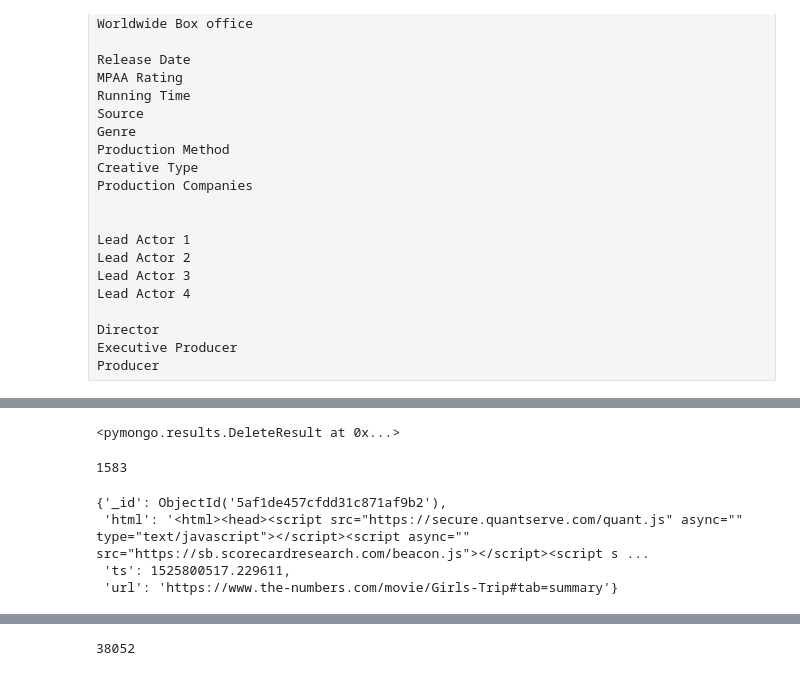
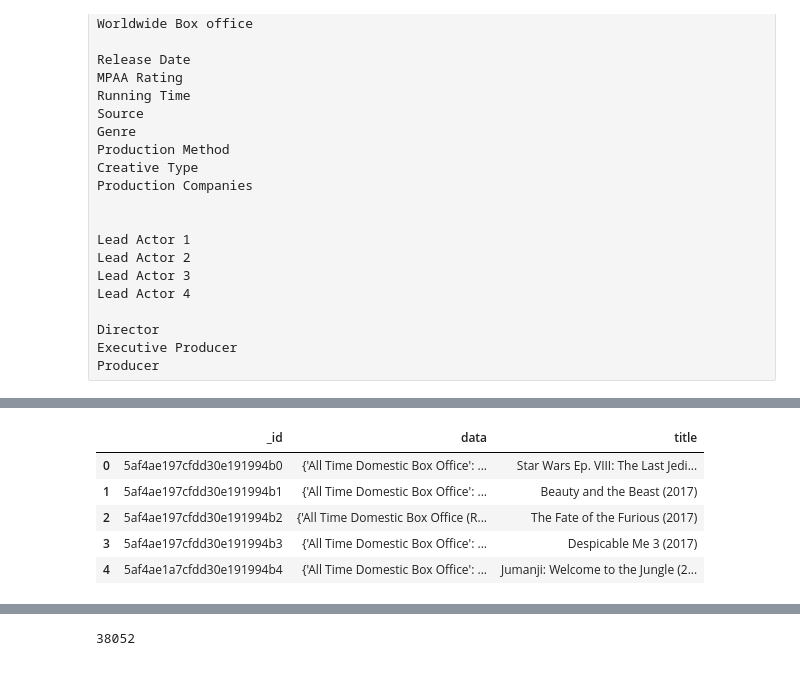
Before and after one commit to Rmloong/movie-revenue-predictor, a Jupyter notebook: scrape_thenumbers.ipynb, the cells around one changed output, grey strips where cells are left out. Cells and saved outputs as stored; diff of their text form; code cells hidden in the pictures.

```diff
--- a/scrape_thenumbers.ipynb
+++ b/scrape_thenumbers.ipynb
@@ -599,15 +244,10 @@ len(list(movies_clean.find()))
-# %%
-movies_clean.delete_many({})
-# %% [output]
-<pymongo.results.DeleteResult at 0x...>
-# %%
-len(list(movies.find()))
-# %% [output]
-1583
-# %%
-list(movies.find())[49]
-# %% [output]
-{'_id': ObjectId('5af1de457cfdd31c871af9b2'),
- 'html': '<html><head><script src="https://secure.quantserve.com/quant.js" async="" type="text/javascript"></script><script async="" src="https://sb.scorecardresearch.com/beacon.js"></script><script s ...
- 'ts': 1525800517.229611,
- 'url': 'https://www.the-numbers.com/movie/Girls-Trip#tab=summary'}
+# %%
+df = pd.DataFrame(list(movies_clean.find()))
+df.head()
+# %% [output]
+|  | _id | data | title |
+| 0 | 5af4ae197cfdd30e191994b0 | {'All Time Domestic Box Office': ... | Star Wars Ep. VIII: The Last Jedi... |
+| 1 | 5af4ae197cfdd30e191994b1 | {'All Time Domestic Box Office': ... | Beauty and the Beast (2017) |
+| 2 | 5af4ae197cfdd30e191994b2 | {'All Time Domestic Box Office (R... | The Fate of the Furious (2017) |
+| 3 | 5af4ae197cfdd30e191994b3 | {'All Time Domestic Box Office': ... | Despicable Me 3 (2017) |
+| 4 | 5af4ae1a7cfdd30e191994b4 | {'All Time Domestic Box Office': ... | Jumanji: Welcome to the Jungle (2... |
```
Also changed, not shown: parts of 38 cells of this notebook.
